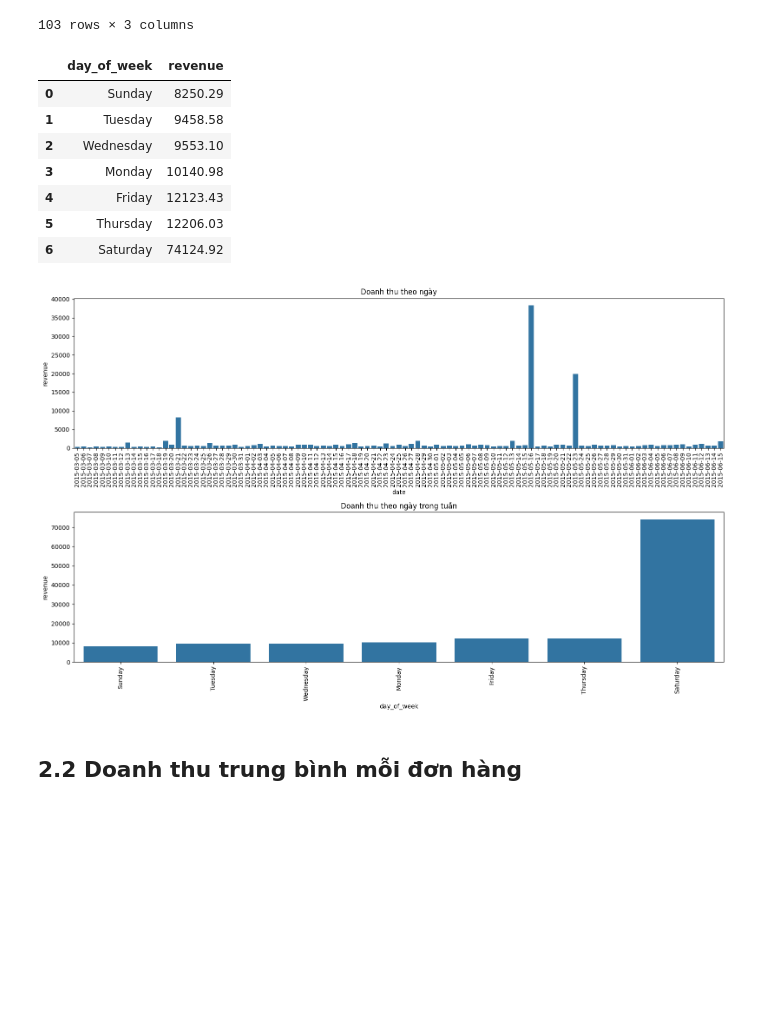
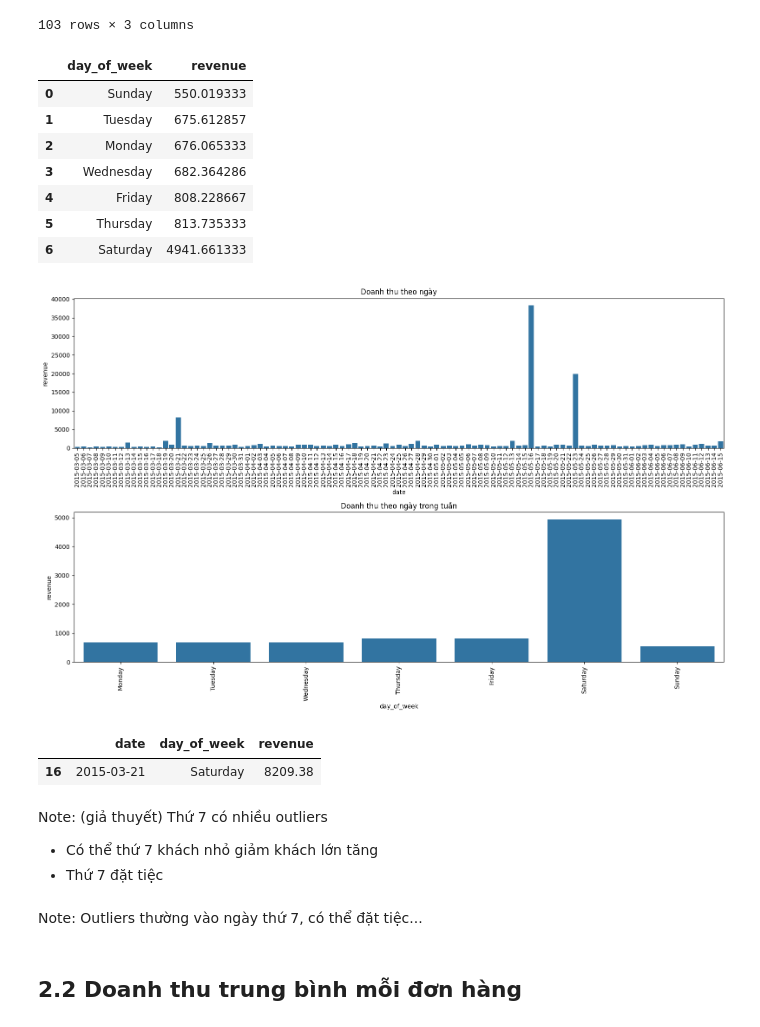
Before and after one commit to isharedigital/finalproject_data-science, a Jupyter notebook: notebooks/final/analysis/01_revenue_analysis.ipynb, the cells around one changed output. Saved outputs shown, nothing was run; the diff lists cells and outputs as text; code cells hidden in the pictures; blank space fills up the shorter version.

```diff
--- a/notebooks/final/analysis/01_revenue_analysis.ipynb
+++ b/notebooks/final/analysis/01_revenue_analysis.ipynb
@@ -140,7 +167,7 @@ plt.show()
 revenue_by_day_outliers = outliers_quantity.groupby(['date', 'day_of_week']).agg(revenue=('SalesAmount', 'sum')).reset_index()
 
 # Doanh thu tổng ngày trong tuần
-revenue_day_of_week_outliers = outliers_quantity.groupby('day_of_week').agg(revenue=('SalesAmount', 'sum')).sort_values(by='revenue').reset_index()
+revenue_day_of_week_outliers = revenue_by_day_outliers.groupby('day_of_week').agg(revenue=('revenue', 'mean')).sort_values(by='revenue').reset_index()
 # %%
 revenue_by_day_outliers
 # %% [output]
@@ -161,34 +188,46 @@ revenue_by_day_outliers
 revenue_day_of_week_outliers
 # %% [output]
 |  | day_of_week | revenue |
-| 0 | Sunday | 8250.29 |
-| 1 | Tuesday | 9458.58 |
-| 2 | Wednesday | 9553.10 |
-| 3 | Monday | 10140.98 |
-| 4 | Friday | 12123.43 |
-| 5 | Thursday | 12206.03 |
-| 6 | Saturday | 74124.92 |
+| 0 | Sunday | 550.019333 |
+| 1 | Tuesday | 675.612857 |
+| 2 | Monday | 676.065333 |
+| 3 | Wednesday | 682.364286 |
+| 4 | Friday | 808.228667 |
+| 5 | Thursday | 813.735333 |
+| 6 | Saturday | 4941.661333 |
 # %%
 plt.figure(figsize=(16, 10))
 
 plt.subplot(2, 1, 1)
 sns.barplot(data=revenue_by_day_outliers,
              x='date',
              y='revenue')
 plt.xticks(rotation=90, ha='center')
 plt.title("Doanh thu theo ngày")
 
 plt.subplot(2, 1, 2)
 sns.barplot(data=revenue_day_of_week_outliers,
              x='day_of_week',
-             y='revenue')
+             y='revenue',
+             order=['Monday', 'Tuesday', 'Wednesday', 'Thursday', 'Friday', 'Saturday', 'Sunday'])
 plt.xticks(rotation=90, ha='center')
 plt.title("Doanh thu theo ngày trong tuần")
 
 plt.tight_layout()
 plt.show()
 # %% [output]
-[figure, old version]
+[figure, new version]
+# %%
+revenue_by_day_outliers[revenue_by_day_outliers['date'] == "2015-03-21"]
+# %% [output]
+|  | date | day_of_week | revenue |
+| 16 | 2015-03-21 | Saturday | 8209.38 |
+# %% [markdown]
+Note: (giả thuyết) Thứ 7 có nhiều outliers
+- Có thể thứ 7 khách nhỏ giảm khách lớn tăng
+- Thứ 7 đặt tiệc
+# %% [markdown]
+Note: Outliers thường vào ngày thứ 7, có thể đặt tiệc...
 # %% [markdown]
 ## 2.2 Doanh thu trung bình mỗi đơn hàng
 # %% [markdown]
```
Also changed, not shown: parts of 51 cells of this notebook, 3 other files.
